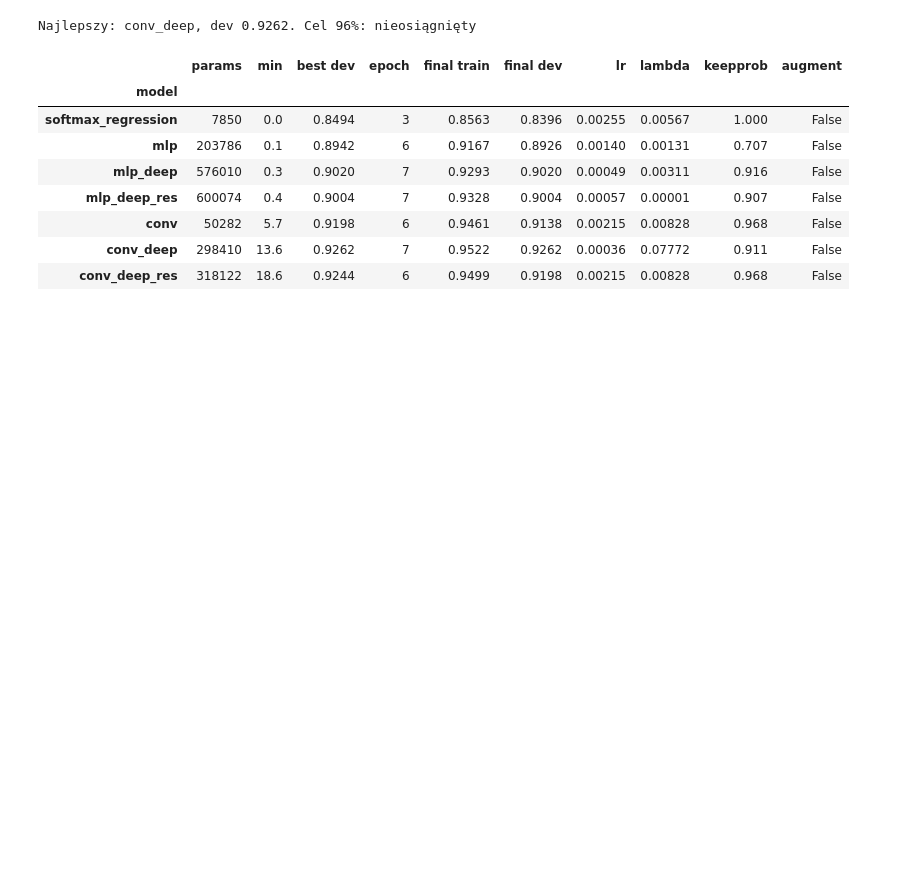
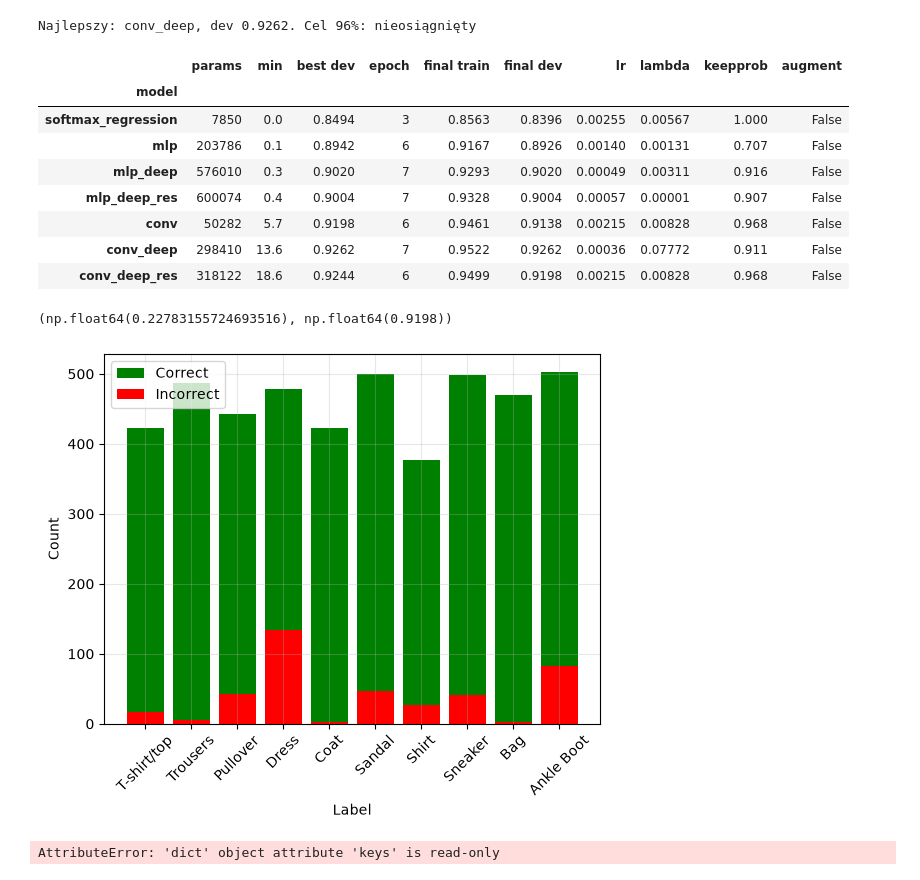
Before and after one commit to patryk500rr/cnn-from-scratch, a Jupyter notebook: src/main.ipynb, the cells around one changed output. Cells and saved outputs as stored; diff of their text form; code cells hidden in the pictures; blank space fills up the shorter version.

Commit message:
Add class_mismatch and confusion_matrix (with example indices), docstrings, error-analysis cell
Co-Authored-By: Claude Sonnet 5.5 <noreply@anthropic.com>

```diff
--- a/src/main.ipynb
+++ b/src/main.ipynb
@@ -261,3 +261,56 @@ Najlepszy: conv_deep, dev 0.9262. Cel 96%: nieosiągnięty
 | conv | 50282 | 5.7 | 0.9198 | 6 | 0.9461 | 0.9138 | 0.00215 | 0.00828 | 0.968 | False |
 | conv_deep | 298410 | 13.6 | 0.9262 | 7 | 0.9522 | 0.9262 | 0.00036 | 0.07772 | 0.911 | False |
 | conv_deep_res | 318122 | 18.6 | 0.9244 | 6 | 0.9499 | 0.9198 | 0.00215 | 0.00828 | 0.968 | False |
+# %%
+layers = [Conv2d(32, f=3, s=1, p='same', bias=False, init=he),
+ BatchNorm2d(axes=(0, 1, 2), momentum=0.1),
+ ReLU(),
+ ResidualBlock([
+     Conv2d(32, f=3, s=1, p='same', bias=False, init=he),
+     BatchNorm2d(axes=(0, 1, 2), momentum=0.1),
+     ReLU(),
+     Conv2d(32, f=3, s=1, p='same', bias=False, init=he),
+     BatchNorm2d(axes=(0, 1, 2), momentum=0.1)]),
+ ReLU(),
+ MaxPool2d(f=2, s=2),
+ Dropout(0.9675362118938842),
+ ResidualBlock([
+     Conv2d(64, f=3, s=1, p='same', bias=False, init=he),
+     BatchNorm2d(axes=(0, 1, 2), momentum=0.1),
+     ReLU(),
+     Conv2d(64, f=3, s=1, p='same', bias=False, init=he),
+     BatchNorm2d(axes=(0, 1, 2), momentum=0.1)]),
+ ReLU(),
+ MaxPool2d(f=2, s=2),
+ Dropout(0.9675362118938842),
+ ResidualBlock([
+     Conv2d(128, f=3, s=1, p='same', bias=False, init=he),
+     BatchNorm2d(axes=(0, 1, 2), momentum=0.1),
+     ReLU(),
+     Conv2d(128, f=3, s=1, p='same', bias=False, init=he),
+     BatchNorm2d(axes=(0, 1, 2), momentum=0.1)]),
+ ReLU(),
+ MaxPool2d(f=2, s=2),
+ Dropout(0.9675362118938842),
+ Flatten(),
+ Dense(10, bias=True, init=xavier)]
+# %%
+ResNet = Sequential(layers, input_shape=(28, 28, 1), rng=np.random.default_rng(123),
+                    l2_lambda=0.008279)
+ResNet.build()
+# %%
+ResNet.load_weights(Path('../trained_models/conv_deep_res.npz'))
+# %%
+ResNet.evaluate(SoftmaxCrossEntropy(), X_dev, Y_dev, batch_size=64)
+# %% [output]
+(np.float64(0.22783155724693516), np.float64(0.9198))
+# %%
+misclasified_dict = class_mismatch(ResNet, (X_dev, Y_dev), plot=True, labels_name=labels_dict, return_wrong_classified=True)
+# %% [output]
+[figure, added]
+# %%
+keys = ['a', 'b', 'c']
+values = [1, 2, 3]
+my_dict = {}
+# %% [output]
+AttributeError: 'dict' object attribute 'keys' is read-only
```
Also changed, not shown: parts of 2 cells of this notebook, 1 other file.
